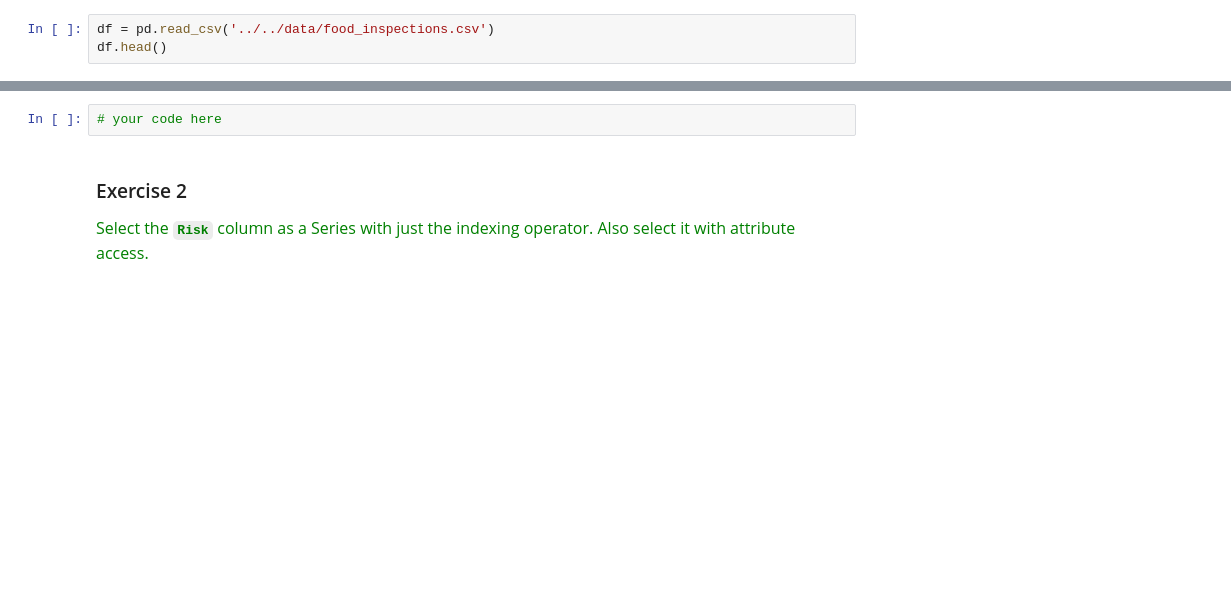
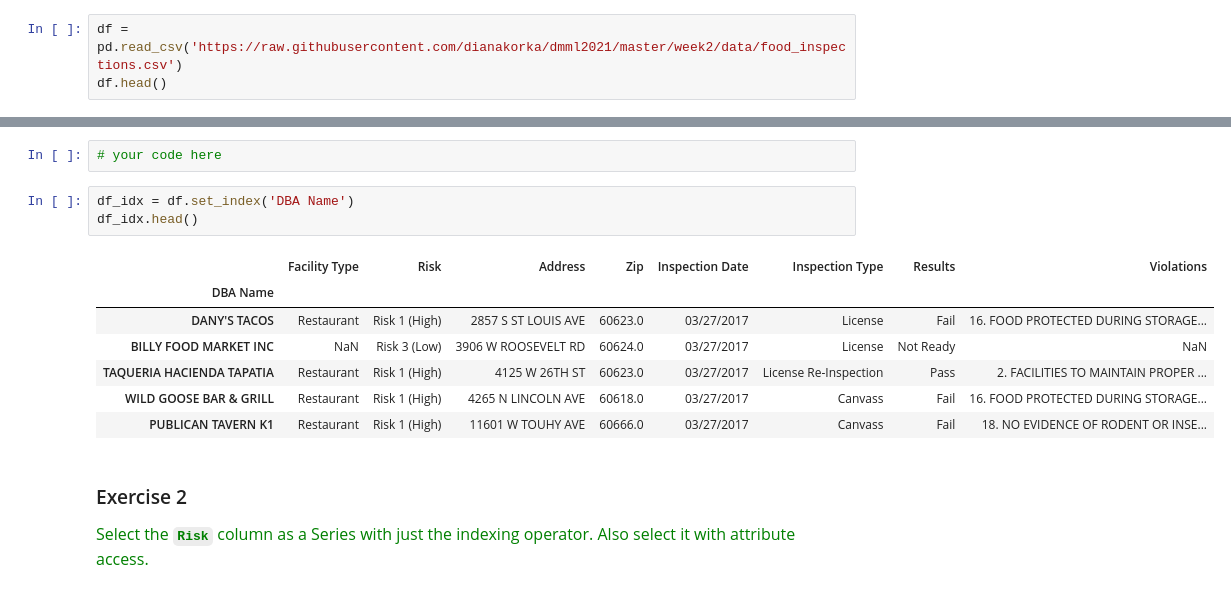
Before and after one commit to dianakorka/dmml2021, a Jupyter notebook: week2/Selecting Subsets/01 Selecting Subsets with [ ], .loc and .iloc.ipynb, the cells around one changed output, grey strips where cells are left out. Cells and saved outputs as stored; diff of their text form; blank space fills up the shorter version.

```diff
--- a/week2/Selecting Subsets/01 Selecting Subsets with [ ], .loc and .iloc.ipynb
+++ b/week2/Selecting Subsets/01 Selecting Subsets with [ ], .loc and .iloc.ipynb
@@ -972,7 +982,7 @@ This best way to learn pandas is to practice on your own. The following exercise
 
 ### Read in the data with the following command before completing the exercises
 # %%
-df = pd.read_csv('../../data/food_inspections.csv')
+df = pd.read_csv('https://raw.githubusercontent.com/dianakorka/dmml2021/master/week2/data/food_inspections.csv')
 df.head()
 # %% [output]
 |  | DBA Name | Facility Type | Risk | Address | Zip | Inspection Date | Inspection Type | Results | ... |
@@ -992,6 +1002,17 @@ Make sure you check your answers with the [solutions notebook](./Solutions.ipynb
 <span  style="color:green; font-size:16px">The current DataFrame has a simple `RangeIndex`. Let make the **`DBA Name`** column the index to make it more meaningful. Save the result to variable **`df`** and output the first five rows with the **`head`** method.</span>
 # %%
 # your code here
+# %%
+df_idx = df.set_index('DBA Name')
+df_idx.head()
+# %% [output]
+|  | Facility Type | Risk | Address | Zip | Inspection Date | Inspection Type | Results | Violations |
+| DBA Name |  |  |  |  |  |  |  |  |
+| DANY'S TACOS | Restaurant | Risk 1 (High) | 2857 S ST LOUIS AVE | 60623.0 | 03/27/2017 | License | Fail | 16. FOOD PROTECTED DURING STORAGE... |
+| BILLY FOOD MARKET INC | NaN | Risk 3 (Low) | 3906 W ROOSEVELT RD | 60624.0 | 03/27/2017 | License | Not Ready | NaN |
+| TAQUERIA HACIENDA TAPATIA | Restaurant | Risk 1 (High) | 4125 W 26TH ST | 60623.0 | 03/27/2017 | License Re-Inspection | Pass | 2. FACILITIES TO MAINTAIN PROPER ... |
+| WILD GOOSE BAR & GRILL | Restaurant | Risk 1 (High) | 4265 N LINCOLN AVE | 60618.0 | 03/27/2017 | Canvass | Fail | 16. FOOD PROTECTED DURING STORAGE... |
+| PUBLICAN TAVERN K1 | Restaurant | Risk 1 (High) | 11601 W TOUHY AVE | 60666.0 | 03/27/2017 | Canvass | Fail | 18. NO EVIDENCE OF RODENT OR INSE... |
 # %% [markdown]
 ### Exercise 2
 <span  style="color:green; font-size:16px">Select the **`Risk`** column as a Series with just the indexing operator. Also select it with attribute access.</span>
```
Also changed, not shown: parts of 23 cells of this notebook.
